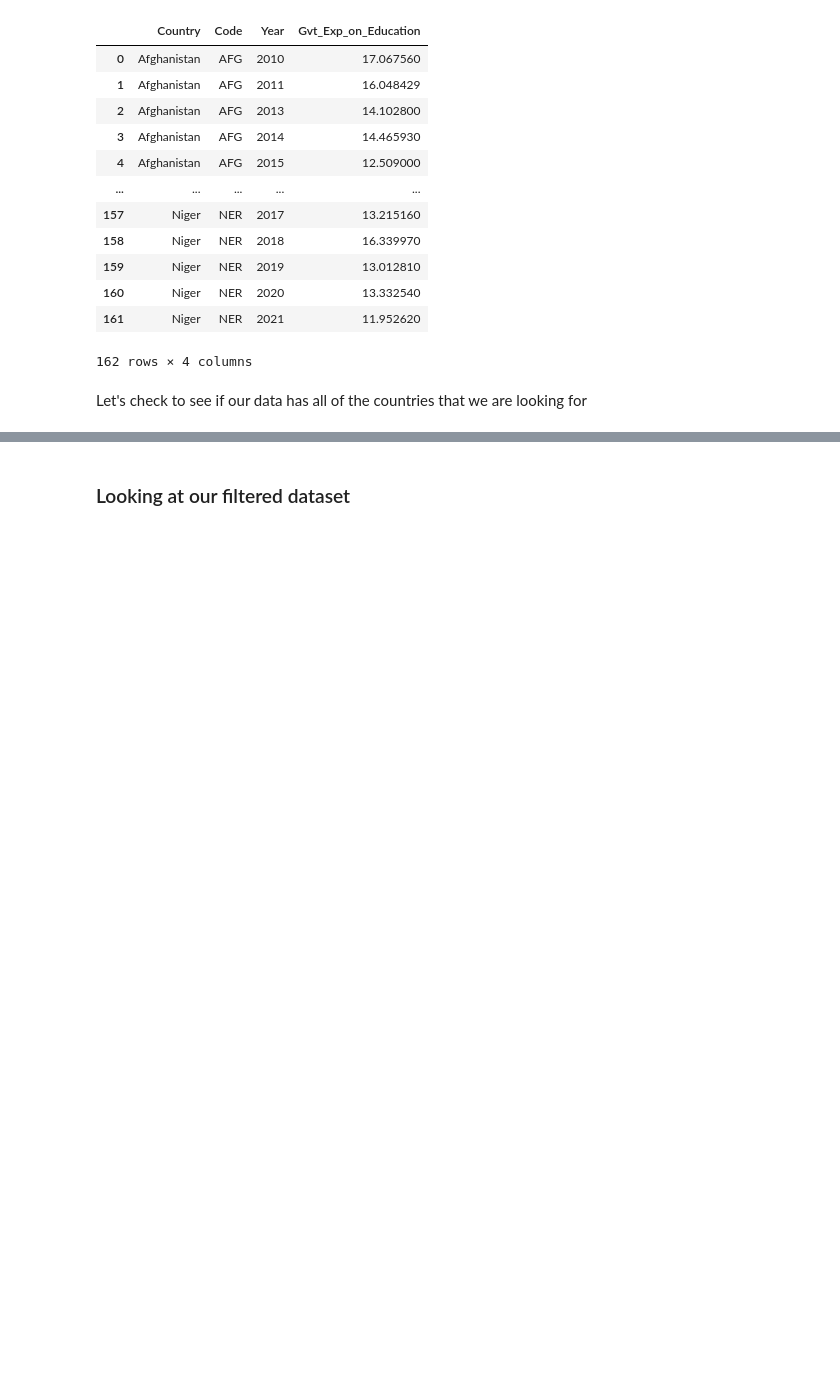
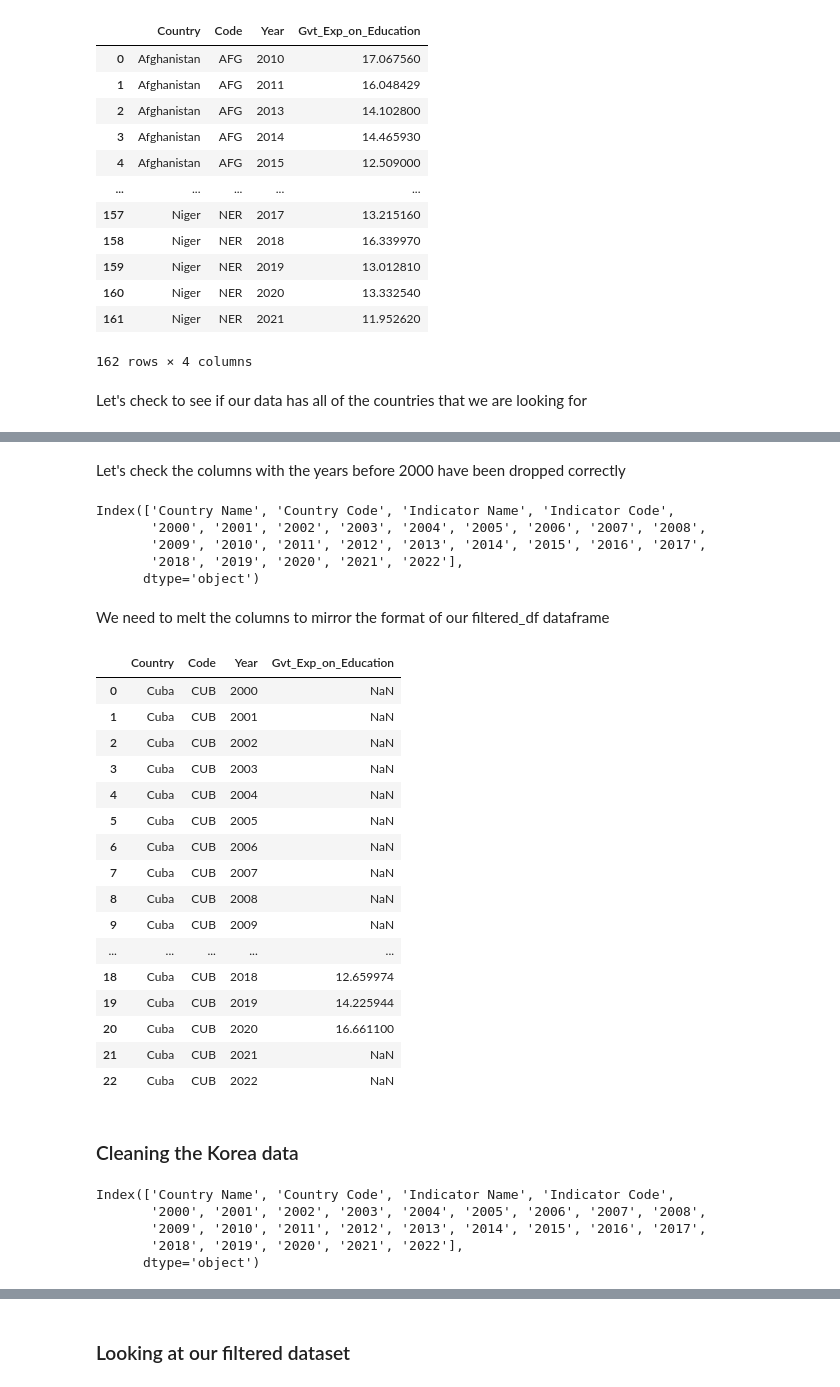
Before and after one commit to nf-97/literacy-project, a Jupyter notebook: share_of_education_in_gvtexp.ipynb, the cells around one changed output, grey strips where cells are left out. Saved outputs shown, nothing was run; the diff lists cells and outputs as text; code cells hidden in the pictures; blank space fills up the shorter version.

```diff
--- a/share_of_education_in_gvtexp.ipynb
+++ b/share_of_education_in_gvtexp.ipynb
@@ -108,0 +211,3 @@ We can see that Cuba and Korea are missing from the dataset, so we'll have to ad
+# %%
+cuba_data = df3[df3['Country Name'] == 'Cuba']
+cuba_data
@@ -108,0 +222,2 @@ We can see that Cuba and Korea are missing from the dataset, so we'll have to ad
+# %%
+cuba_data = cuba_data.copy()
@@ -108,0 +240,43 @@ We can see that Cuba and Korea are missing from the dataset, so we'll have to ad
+# %%
+cuba_data.drop(cuba_data.columns[cuba_data.columns < '2000'], axis=1, inplace=True)
+# %% [markdown]
+Let's check the columns with the years before 2000 have been dropped correctly
+# %%
+cuba_data.columns
+# %% [output]
+Index(['Country Name', 'Country Code', 'Indicator Name', 'Indicator Code',
+       '2000', '2001', '2002', '2003', '2004', '2005', '2006', '2007', '2008',
+       '2009', '2010', '2011', '2012', '2013', '2014', '2015', '2016', '2017',
+       '2018', '2019', '2020', '2021', '2022'],
+      dtype='object')
+# %% [markdown]
+We need to melt the columns to mirror the format of our filtered_df dataframe
+# %%
+# # Rename the columns
+cuba_data = cuba_data.rename(columns={'Country Name': 'Country', 'Country Code': 'Code', 'Indicator Name': 'Indicator', 'Indicator Code': 'Indicator Code'})
+
+# Perform melt
+cuba_data = cuba_data.melt(id_vars=['Country', 'Code'], value_vars = ['2000', '2001', '2002', '2003', '2004', '2005', '2006', '2007', '2008', '2009', '2010', '2011', '2012', '2013', '2014', '2015', '2016', '2017','2018', '2019', '2020', '2021', '2022'],
+                                                                      var_name='Year', value_name='Gvt_Exp_on_Education')
+# %%
+cuba_data
+# %% [output]
+|  | Country | Code | Year | Gvt_Exp_on_Education |
+| 0 | Cuba | CUB | 2000 | NaN |
+| 1 | Cuba | CUB | 2001 | NaN |
+| 2 | Cuba | CUB | 2002 | NaN |
+| 3 | Cuba | CUB | 2003 | NaN |
+| 4 | Cuba | CUB | 2004 | NaN |
+| 5 | Cuba | CUB | 2005 | NaN |
+| 6 | Cuba | CUB | 2006 | NaN |
+| 7 | Cuba | CUB | 2007 | NaN |
+| 8 | Cuba | CUB | 2008 | NaN |
+| 9 | Cuba | CUB | 2009 | NaN |
+| ... | ... | ... | ... | ... |
+| 18 | Cuba | CUB | 2018 | 12.659974 |
+| 19 | Cuba | CUB | 2019 | 14.225944 |
+| 20 | Cuba | CUB | 2020 | 16.661100 |
+| 21 | Cuba | CUB | 2021 | NaN |
+| 22 | Cuba | CUB | 2022 | NaN |
+# %% [markdown]
+### Cleaning the Korea data
@@ -108,0 +287,8 @@ We can see that Cuba and Korea are missing from the dataset, so we'll have to ad
+# %%
+korean_data.columns
+# %% [output]
+Index(['Country Name', 'Country Code', 'Indicator Name', 'Indicator Code',
+       '2000', '2001', '2002', '2003', '2004', '2005', '2006', '2007', '2008',
+       '2009', '2010', '2011', '2012', '2013', '2014', '2015', '2016', '2017',
+       '2018', '2019', '2020', '2021', '2022'],
+      dtype='object')
```
Also changed, not shown: parts of 65 cells of this notebook.
